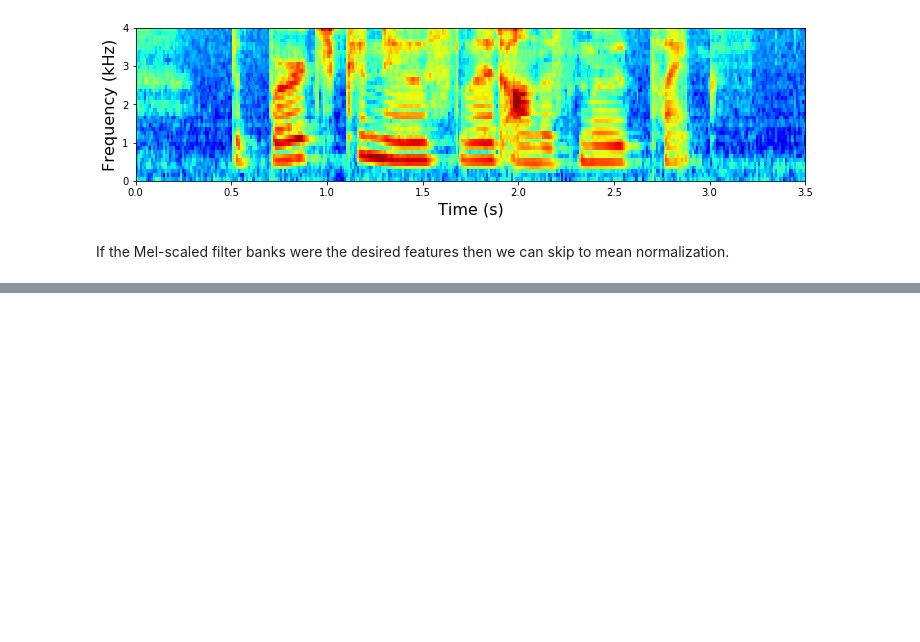
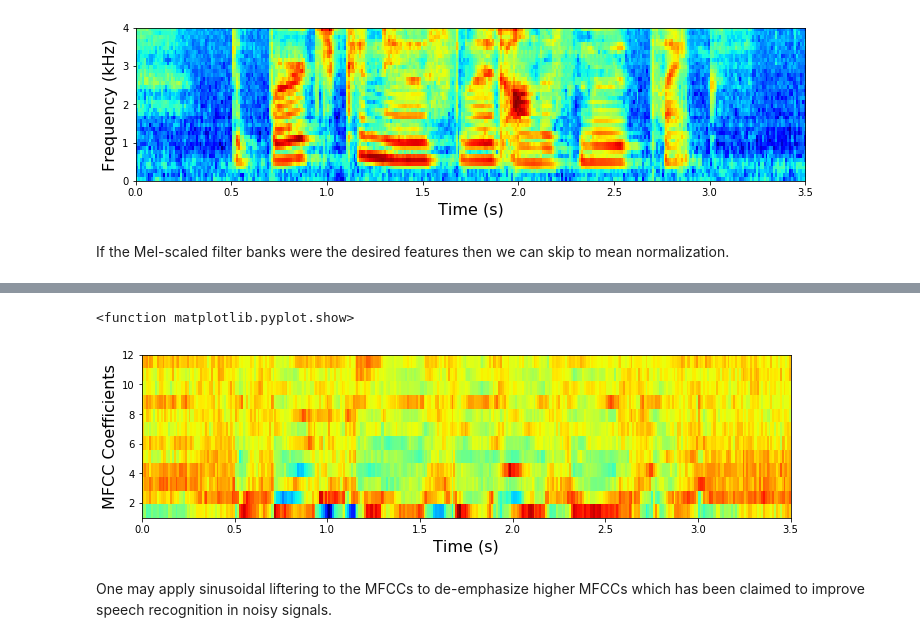
Before and after one commit to ChristophSchmidl/automatic-speech-recognition, a Jupyter notebook: notebooks/feature_extraction.ipynb, the cells around one changed output, grey strips where cells are left out. Saved outputs shown, nothing was run; the diff lists cells and outputs as text; code cells hidden in the pictures; blank space fills up the shorter version.

```diff
--- a/notebooks/feature_extraction.ipynb
+++ b/notebooks/feature_extraction.ipynb
@@ -283,0 +322,14 @@ If the Mel-scaled filter banks were the desired features then we can skip to mea
+# %%
+num_ceps = 12
+mfcc = dct(filter_banks, type=2, axis=1, norm='ortho')[:, 1 : (num_ceps + 1)] # Keep 2-13
+# %%
+plt.imshow(np.flipud(mfcc.T), cmap=cm.jet, aspect=0.08, extent=[WAV_START,WAV_END,1,num_ceps])
+plt.ylabel('MFCC Coefficients', fontsize=16)
+plt.xlabel('Time (s)', fontsize=16)
+#plt.savefig('mfcc_raw.jpg', bbox_inches='tight', dpi=200)
+plt.show
+# %% [output]
+<function matplotlib.pyplot.show>
+[figure, added]
+# %% [markdown]
+One may apply sinusoidal liftering to the MFCCs to de-emphasize higher MFCCs which has been claimed to improve speech recognition in noisy signals.
```
Also changed, not shown: parts of 38 cells of this notebook.
